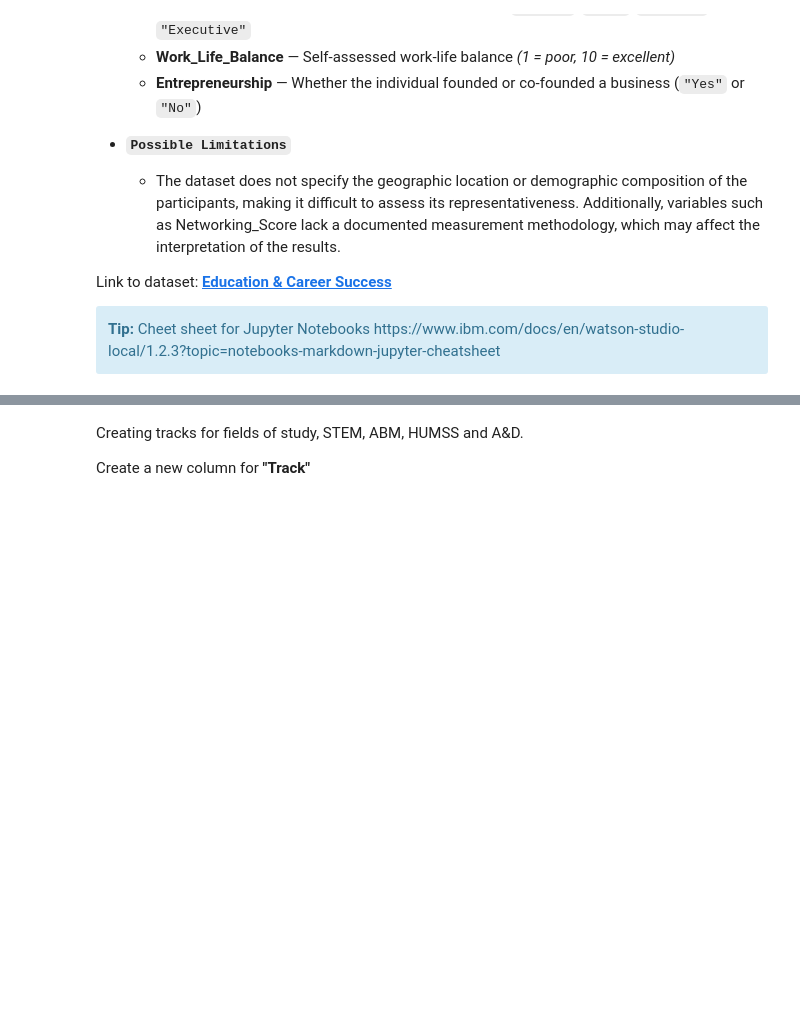
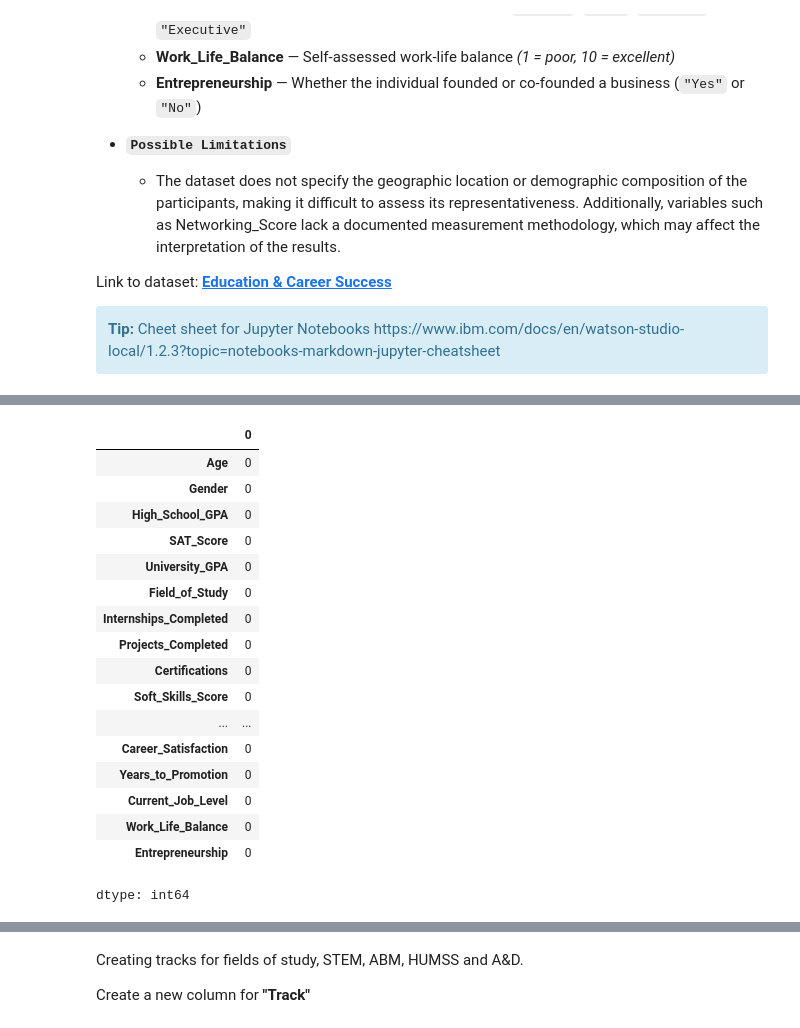
Before and after one commit to Ulturaa/CSMODEL_MCO, a Jupyter notebook: TotallyStats MCO EDA1+2+3.ipynb, the cells around one changed output, grey strips where cells are left out. Saved outputs shown, nothing was run; the diff lists cells and outputs as text; code cells hidden in the pictures; blank space fills up the shorter version.

Commit message:
added pre processing check missing values

```diff
--- a/TotallyStats MCO EDA1+2+3.ipynb
+++ b/TotallyStats MCO EDA1+2+3.ipynb
@@ -85,6 +85,29 @@ Successfully loaded education_career_success.csv
 | S003 | 21 | Male | 3.9 | 1520 | 3.8 | Engineering | 4 | ... |
 | S004 | 23 | Female | 3.5 | 1300 | 3.2 | Psychology | 1 | ... |
 | S005 | 25 | Male | 3.7 | 1420 | 3.5 | Medicine | 2 | ... |
+# %%
+# Check missing values
+# if all columns = 0 meaning no missing values under them
+ecs_df.isnull().sum()
+# %% [output]
+|  | 0 |
+| Age | 0 |
+| Gender | 0 |
+| High_School_GPA | 0 |
+| SAT_Score | 0 |
+| University_GPA | 0 |
+| Field_of_Study | 0 |
+| Internships_Completed | 0 |
+| Projects_Completed | 0 |
+| Certifications | 0 |
+| Soft_Skills_Score | 0 |
+| ... | ... |
+| Career_Satisfaction | 0 |
+| Years_to_Promotion | 0 |
+| Current_Job_Level | 0 |
+| Work_Life_Balance | 0 |
+| Entrepreneurship | 0 |
+dtype: int64
 # %%
 # Overview description of the table
 ecs_df.describe(percentiles=None, include=None, exclude=None)
```
